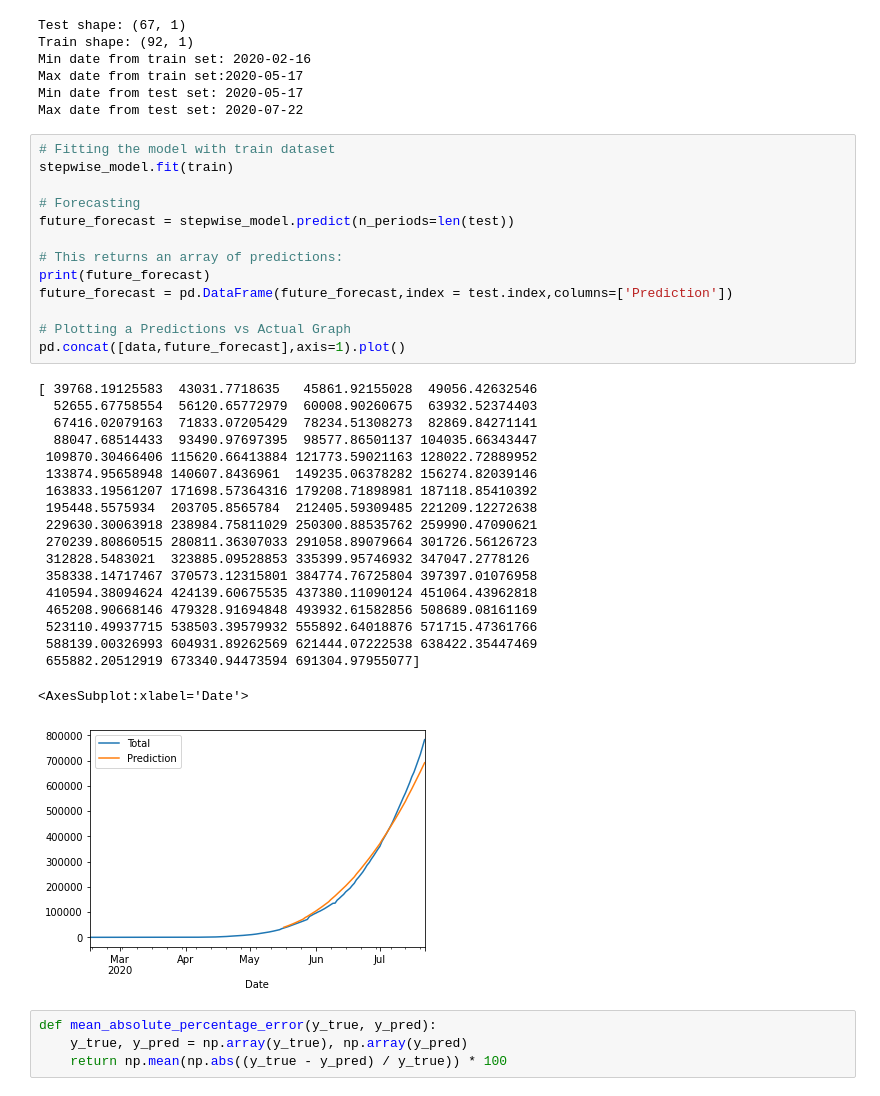
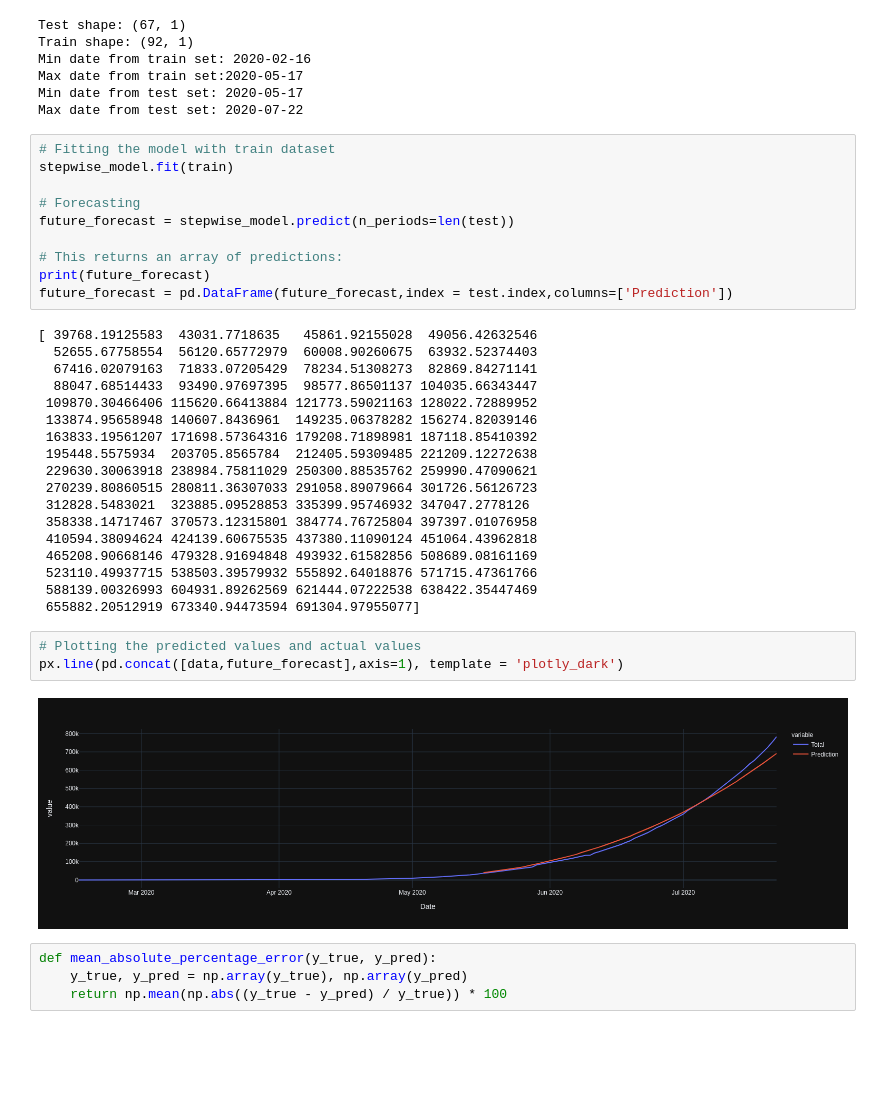
Before and after one commit to anandrajaram21/covidash, a Jupyter notebook: src/jupyter_notebooks/Auto_ARIMA_COVID_19.ipynb, the cells around one changed output. Saved outputs shown, nothing was run; the diff lists cells and outputs as text; blank space fills up the shorter version.

Commit message:
Changed plot in autoarima

```diff
--- a/src/jupyter_notebooks/Auto_ARIMA_COVID_19.ipynb
+++ b/src/jupyter_notebooks/Auto_ARIMA_COVID_19.ipynb
@@ -115,9 +118,6 @@ future_forecast = stepwise_model.predict(n_periods=len(test))
 # This returns an array of predictions:
 print(future_forecast)
 future_forecast = pd.DataFrame(future_forecast,index = test.index,columns=['Prediction'])
-
-# Plotting a Predictions vs Actual Graph
-pd.concat([data,future_forecast],axis=1).plot()
 # %% [output]
 [ 39768.19125583  43031.7718635   45861.92155028  49056.42632546
   52655.67758554  56120.65772979  60008.90260675  63932.52374403
@@ -136,8 +136,11 @@ pd.concat([data,future_forecast],axis=1).plot()
  523110.49937715 538503.39579932 555892.64018876 571715.47361766
  588139.00326993 604931.89262569 621444.07222538 638422.35447469
  655882.20512919 673340.94473594 691304.97955077]
-<AxesSubplot:xlabel='Date'>
-[figure, removed]
+# %%
+# Plotting the predicted values and actual values
+px.line(pd.concat([data,future_forecast],axis=1), template = 'plotly_dark')
+# %% [output]
+[figure, added]
 # %%
 def mean_absolute_percentage_error(y_true, y_pred):
     y_true, y_pred = np.array(y_true), np.array(y_pred)
```
Also changed, not shown: parts of 3 cells of this notebook.
